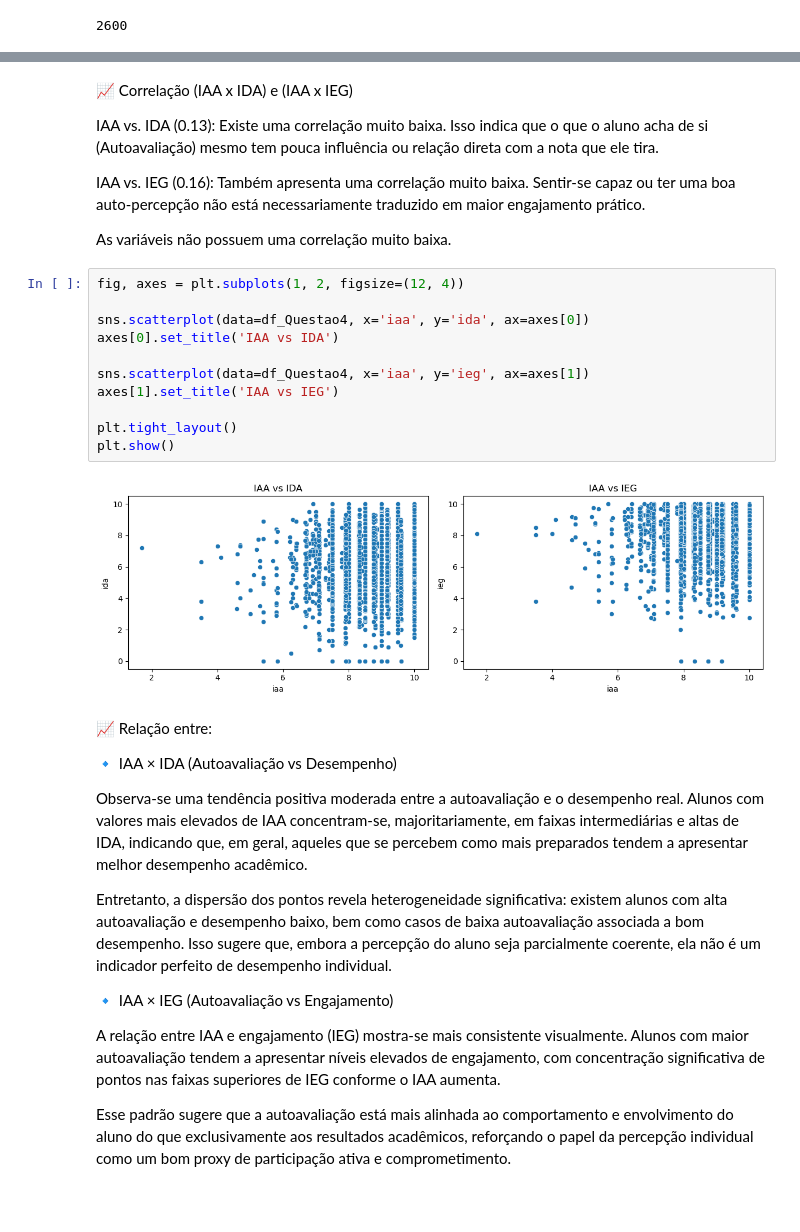
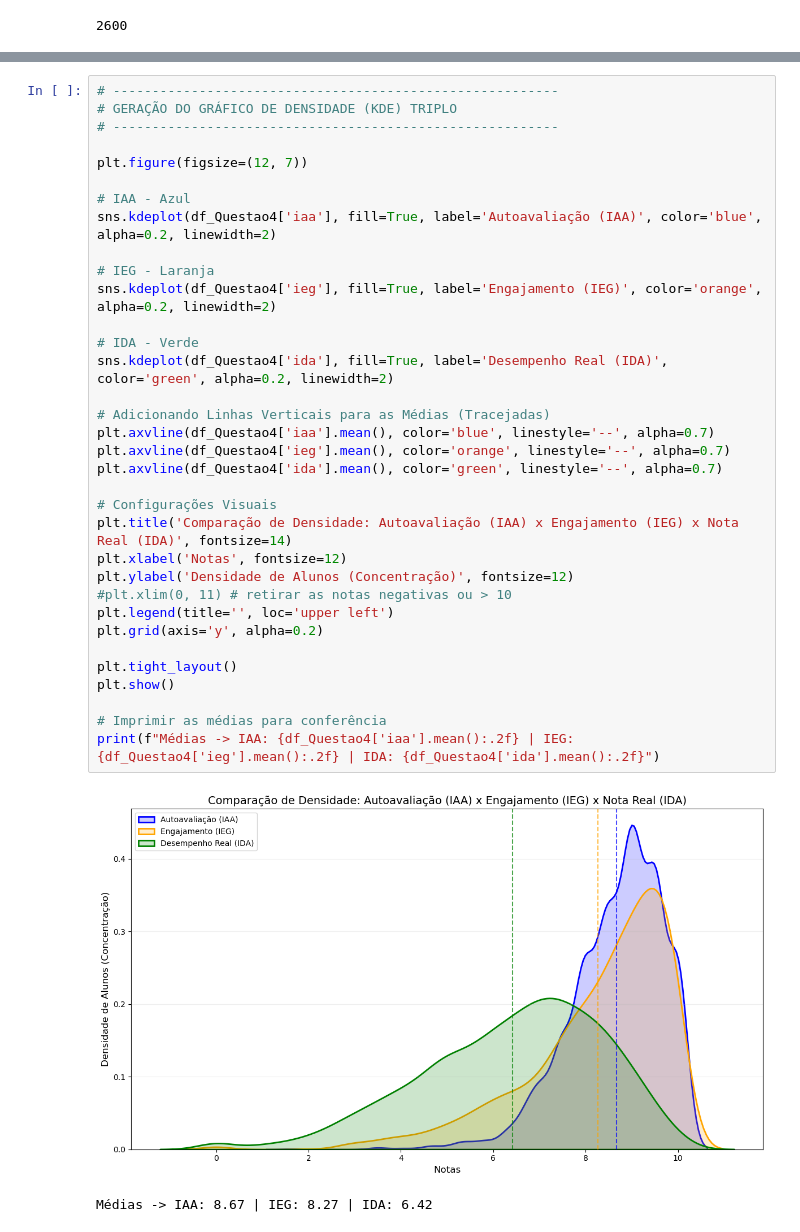
Before and after one commit to vbomura/tc5, a Jupyter notebook: Codigos/Questoes_3_4.ipynb, the cells around one changed output, grey strips where cells are left out. Cells and saved outputs as stored; diff of their text form; blank space fills up the shorter version.

```diff
--- a/Codigos/Questoes_3_4.ipynb
+++ b/Codigos/Questoes_3_4.ipynb
@@ -220,35 +179,37 @@ Correlação IAA x IEG: 0.16
-# %% [markdown]
-📈 Correlação (IAA x IDA) e (IAA x IEG)
-
-IAA vs. IDA (0.13): Existe uma correlação muito baixa. Isso indica que o que o aluno acha de si (Autoavaliação) mesmo tem pouca influência ou relação direta com a nota que ele tira.
-
-IAA vs. IEG (0.16): Também apresenta uma correlação muito baixa. Sentir-se capaz ou ter uma boa auto-percepção não está necessariamente traduzido em maior engajamento prático.
-
-As variáveis não possuem uma correlação muito baixa.
-# %%
-fig, axes = plt.subplots(1, 2, figsize=(12, 4))
-
-sns.scatterplot(data=df_Questao4, x='iaa', y='ida', ax=axes[0])
-axes[0].set_title('IAA vs IDA')
-
-sns.scatterplot(data=df_Questao4, x='iaa', y='ieg', ax=axes[1])
-axes[1].set_title('IAA vs IEG')
-
-plt.tight_layout()
-plt.show()
-# %% [output]
-[figure, removed]
-# %% [markdown]
-📈 Relação entre:
-
-🔹 IAA × IDA (Autoavaliação vs Desempenho)
-
-Observa-se uma tendência positiva moderada entre a autoavaliação e o desempenho real. Alunos com valores mais elevados de IAA concentram-se, majoritariamente, em faixas intermediárias e altas de IDA, indicando que, em geral, aqueles que se percebem como mais preparados tendem a apresentar melhor desempenho acadêmico.
-
-Entretanto, a dispersão dos pontos revela heterogeneidade significativa: existem alunos com alta autoavaliação e desempenho baixo, bem como casos de baixa autoavaliação associada a bom desempenho. Isso sugere que, embora a percepção do aluno seja parcialmente coerente, ela não é um indicador perfeito de desempenho individual.
-
-🔹 IAA × IEG (Autoavaliação vs Engajamento)
-
-A relação entre IAA e engajamento (IEG) mostra-se mais consistente visualmente. Alunos com maior autoavaliação tendem a apresentar níveis elevados de engajamento, com concentração significativa de pontos nas faixas superiores de IEG conforme o IAA aumenta.
-
-Esse padrão sugere que a autoavaliação está mais alinhada ao comportamento e envolvimento do aluno do que exclusivamente aos resultados acadêmicos, reforçando o papel da percepção individual como um bom proxy de participação ativa e comprometimento.
+# %%
+# ---------------------------------------------------------
+# GERAÇÃO DO GRÁFICO DE DENSIDADE (KDE) TRIPLO
+# ---------------------------------------------------------
+
+plt.figure(figsize=(12, 7))
+
+# IAA - Azul
+sns.kdeplot(df_Questao4['iaa'], fill=True, label='Autoavaliação (IAA)', color='blue', alpha=0.2, linewidth=2)
+
+# IEG - Laranja
+sns.kdeplot(df_Questao4['ieg'], fill=True, label='Engajamento (IEG)', color='orange', alpha=0.2, linewidth=2)
+
+# IDA - Verde
+sns.kdeplot(df_Questao4['ida'], fill=True, label='Desempenho Real (IDA)', color='green', alpha=0.2, linewidth=2)
+
+# Adicionando Linhas Verticais para as Médias (Tracejadas)
+plt.axvline(df_Questao4['iaa'].mean(), color='blue', linestyle='--', alpha=0.7)
+plt.axvline(df_Questao4['ieg'].mean(), color='orange', linestyle='--', alpha=0.7)
+plt.axvline(df_Questao4['ida'].mean(), color='green', linestyle='--', alpha=0.7)
+
+# Configurações Visuais
+plt.title('Comparação de Densidade: Autoavaliação (IAA) x Engajamento (IEG) x Nota Real (IDA)', fontsize=14)
+plt.xlabel('Notas', fontsize=12)
+plt.ylabel('Densidade de Alunos (Concentração)', fontsize=12)
+#plt.xlim(0, 11) # retirar as notas negativas ou > 10
+plt.legend(title='', loc='upper left')
+plt.grid(axis='y', alpha=0.2)
+
+plt.tight_layout()
+plt.show()
+
+# Imprimir as médias para conferência
+print(f"Médias -> IAA: {df_Questao4['iaa'].mean():.2f} | IEG: {df_Questao4['ieg'].mean():.2f} | IDA: {df_Questao4['ida'].mean():.2f}")
+# %% [output]
+[figure, added]
+Médias -> IAA: 8.67 | IEG: 8.27 | IDA: 6.42
```
Also changed, not shown: parts of 18 cells of this notebook, 1 other file.
